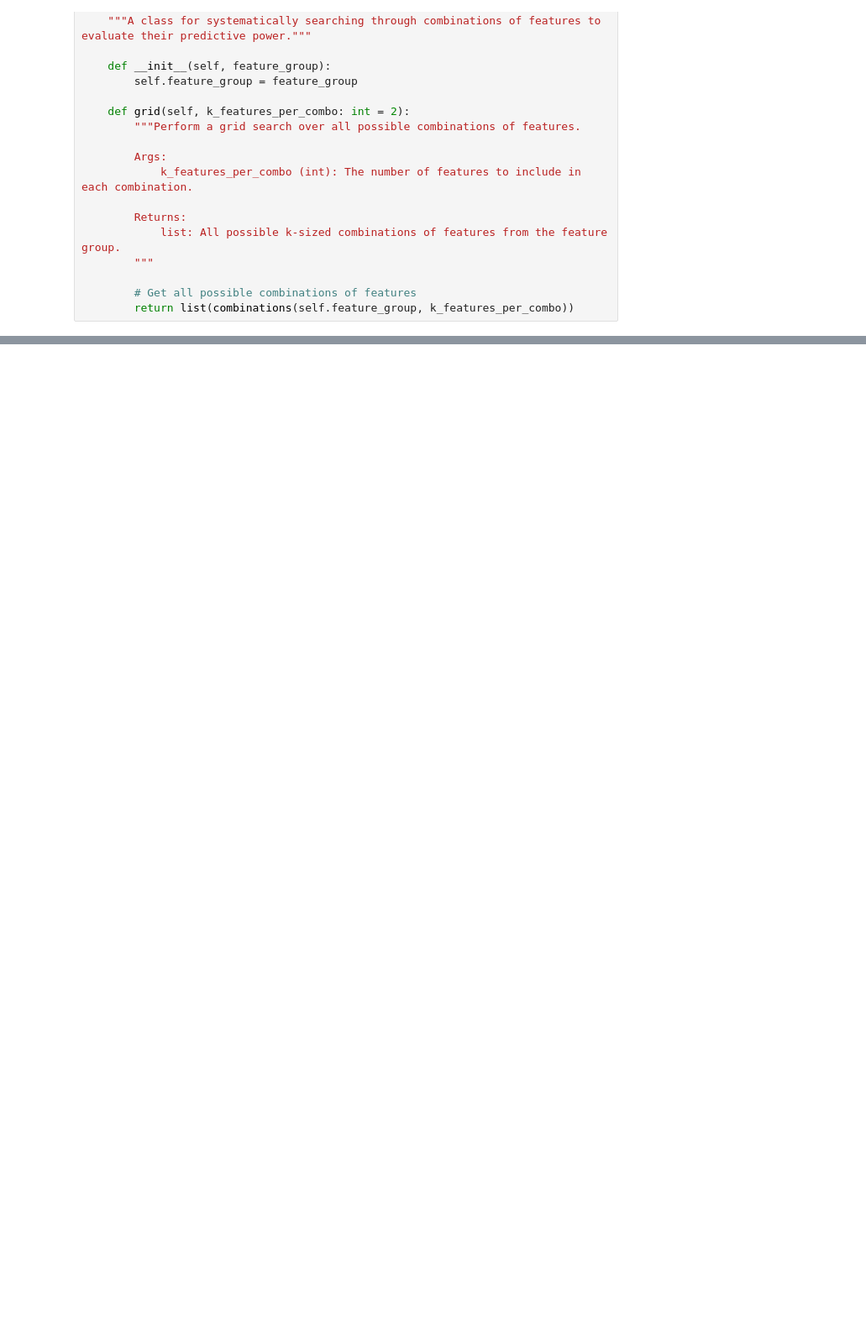
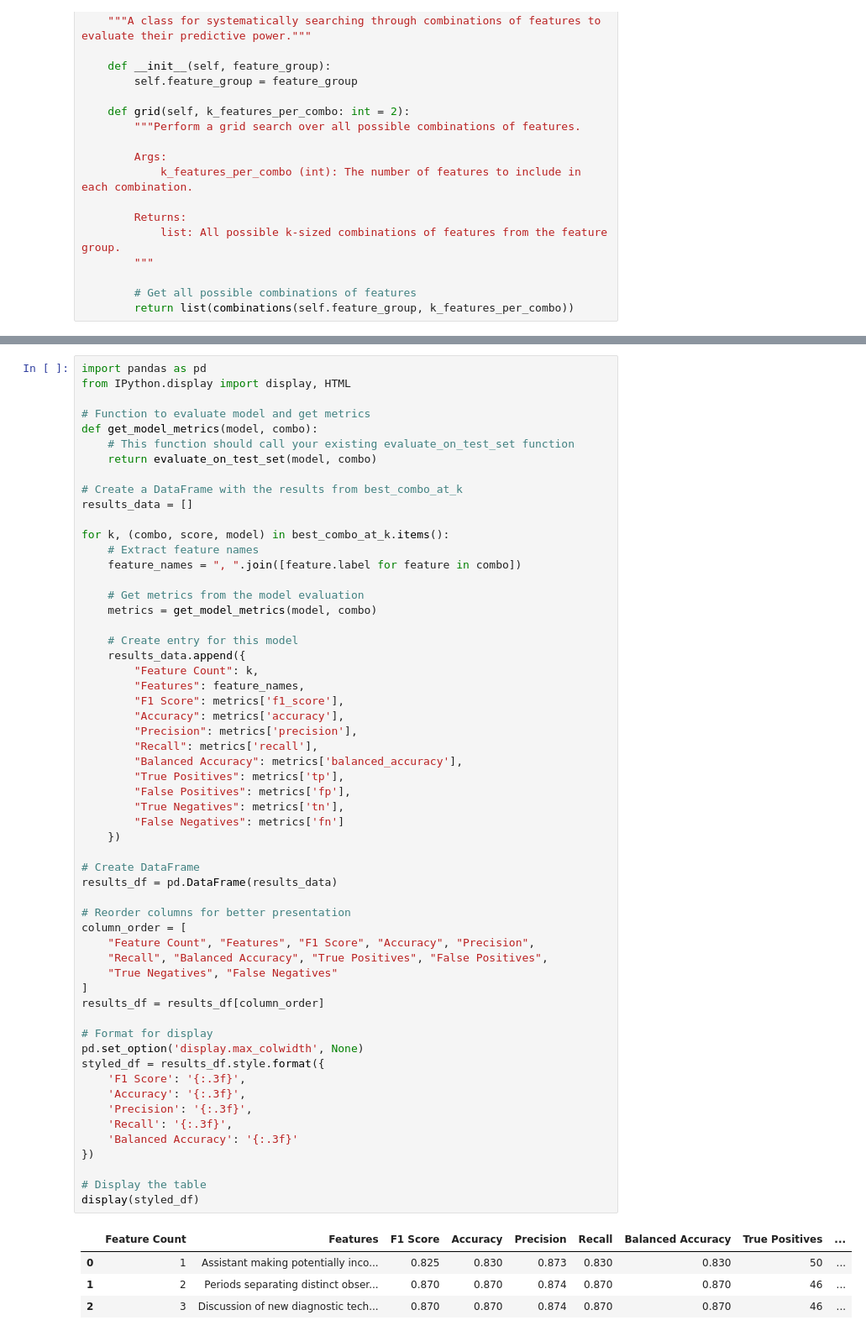
Before and after one commit to naisofly/MedTrust, a Jupyter notebook: meddata.ipynb, the cells around one changed output, grey strips where cells are left out. Shown: that part at 84% size. Cells and saved outputs as stored; diff of their text form; blank space fills up the shorter version.

```diff
--- a/meddata.ipynb
+++ b/meddata.ipynb
@@ -515,0 +589,62 @@ for i in range(3):
+# %%
+import pandas as pd
+from IPython.display import display, HTML
+
+# Function to evaluate model and get metrics
+def get_model_metrics(model, combo):
+    # This function should call your existing evaluate_on_test_set function
+    return evaluate_on_test_set(model, combo)
+
+# Create a DataFrame with the results from best_combo_at_k
+results_data = []
+
+for k, (combo, score, model) in best_combo_at_k.items():
+    # Extract feature names
+    feature_names = ", ".join([feature.label for feature in combo])
+
+    # Get metrics from the model evaluation
+    metrics = get_model_metrics(model, combo)
+
+    # Create entry for this model
+    results_data.append({
+        "Feature Count": k,
+        "Features": feature_names,
+        "F1 Score": metrics['f1_score'],
+        "Accuracy": metrics['accuracy'],
+        "Precision": metrics['precision'],
+        "Recall": metrics['recall'],
+        "Balanced Accuracy": metrics['balanced_accuracy'],
+        "True Positives": metrics['tp'],
+        "False Positives": metrics['fp'],
+        "True Negatives": metrics['tn'],
+        "False Negatives": metrics['fn']
+    })
+
+# Create DataFrame
+results_df = pd.DataFrame(results_data)
+
+# Reorder columns for better presentation
+column_order = [
+    "Feature Count", "Features", "F1 Score", "Accuracy", "Precision",
+    "Recall", "Balanced Accuracy", "True Positives", "False Positives",
+    "True Negatives", "False Negatives"
+]
+results_df = results_df[column_order]
+
+# Format for display
+pd.set_option('display.max_colwidth', None)
+styled_df = results_df.style.format({
+    'F1 Score': '{:.3f}',
+    'Accuracy': '{:.3f}',
+    'Precision': '{:.3f}',
+    'Recall': '{:.3f}',
+    'Balanced Accuracy': '{:.3f}'
+})
+
+# Display the table
+display(styled_df)
+# %% [output]
+|  | Feature Count | Features | F1 Score | Accuracy | Precision | Recall | Balanced Accuracy | True Positives | ... |
+| 0 | 1 | Assistant making potentially inco... | 0.825 | 0.830 | 0.873 | 0.830 | 0.830 | 50 | ... |
+| 1 | 2 | Periods separating distinct obser... | 0.870 | 0.870 | 0.874 | 0.870 | 0.870 | 46 | ... |
+| 2 | 3 | Discussion of new diagnostic tech... | 0.870 | 0.870 | 0.874 | 0.870 | 0.870 | 46 | ... |
```
Also changed, not shown: parts of 10 cells of this notebook, 1 other file.
